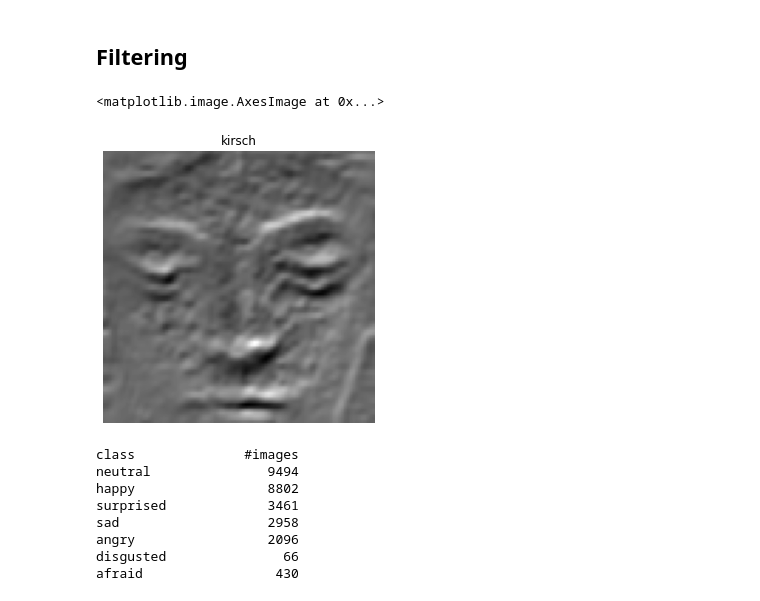
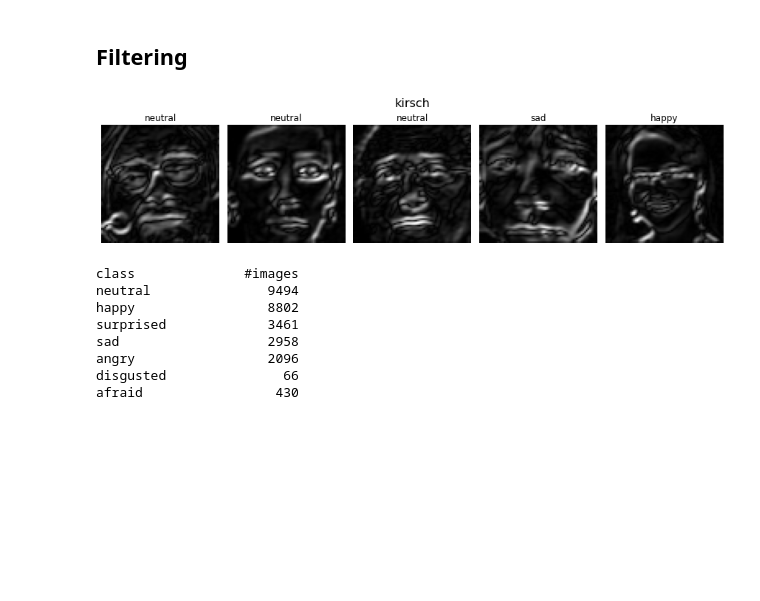
Before and after one commit to swegg4n/AML-EmotionRecognition, a Jupyter notebook: pre-processing_filters.ipynb, the cells around one changed output. Cells and saved outputs as stored; diff of their text form; code cells hidden in the pictures; blank space fills up the shorter version.

Commit message:
created data loaders with filtered images  + image_filter notebook for filtering a single image

```diff
--- a/pre-processing_filters.ipynb
+++ b/pre-processing_filters.ipynb
@@ -25,7 +25,7 @@ print('running on:', device)
 running on: cuda:0
 # %%
 SOURCE_IMG_SIZE = 48
-IMG_SIZE = 96
+IMG_SIZE = 72
 
 CLASSES = ['neutral', 'happy', 'surprised', 'sad', 'angry', 'disgusted', 'afraid']
 NUM_CLASSES = len(CLASSES)
@@ -86,30 +107,57 @@ kirsch_compass_masks = [
 # %%
-images_filtered = []
+def filter_image(filter):
+    imgs_filtered = []
 
-transform = transforms.Compose([
-    transforms.ToTensor()
-])
+    if filter == 'kirsch':
+        filters = kirsch_compass_masks
+    elif filter == 'robinson':
+        filters = robinson_compass_masks
+    elif filter == 'sobel':
+        filters = sobel_filters
+    elif filter == 'roberts':
+        filters = roberts_filters
+    else:
+        print('ERROR - unrecognized filter')
+        return
 
-for i in range(len(images)):
-    img = images[i].squeeze(0)
+    transform = transforms.Compose([
+        transforms.ToTensor()
+    ])
 
-    filtered = np.zeros_like(img)
-    for cm in kirsch_compass_masks:
-        k = ndimage.convolve(img, cm, mode='nearest', cval=0.0)
-        filtered = np.add(filtered, k)
+    for i in range(len(images)):
+        img = images[i].squeeze(0)
 
-    filtered = transform(filtered)
-    images_filtered.append(filtered)
+        filtered = np.zeros_like(img)
+
+        for cm in filters:
+            k = ndimage.convolve(img, cm, mode='nearest', cval=0.0)
+            filtered = np.add(filtered, k)
+
+        filtered = np.abs(filtered)
+        filtered = transform(filtered)
+        imgs_filtered.append(filtered)
+
+    n_images = 5
+    plt.figure(figsize=(12,3)); plt.suptitle(filter, fontsize=16)
+    for j in range(n_images):
+        plt.subplot(1, n_images, j+1); plt.axis('off'); plt.title(CLASSES[labels[j]])
+        plt.imshow(imgs_filtered[j].permute(1,2,0), cmap='gray')
+
+    plt.tight_layout(); plt.show()
+
+    return imgs_filtered
+
+
+
+
+images_filtered = filter_image('kirsch')
+# images_filtered = filter_image('robinson')
+# images_filtered = filter_image('sobel')
+# images_filtered = filter_image('roberts')
+
+print()
+# %% [output]
+[figure, added]
-# %%
-img = images_filtered[random.randint(0, len(images_filtered)-1)]
-
-plt.figure(figsize=(5,5))
-plt.title('kirsch')
-plt.axis('off')
-plt.imshow(img.permute(1,2,0), cmap='gray')
-# %% [output]
-<matplotlib.image.AxesImage at 0x...>
-[figure, removed]
 # %%
 label_counts = [0]*NUM_CLASSES
 
```
Also changed, not shown: parts of 10 cells of this notebook, 4 other files.
